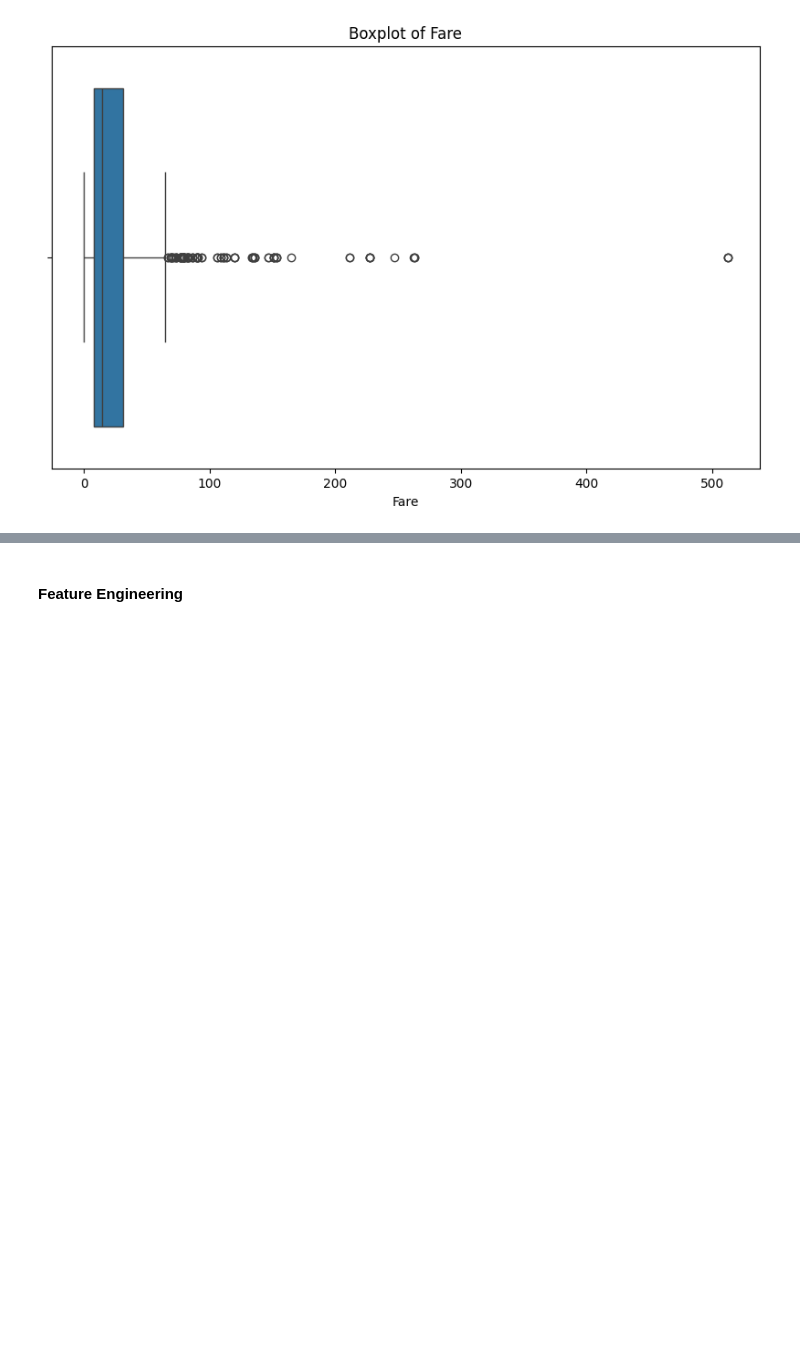
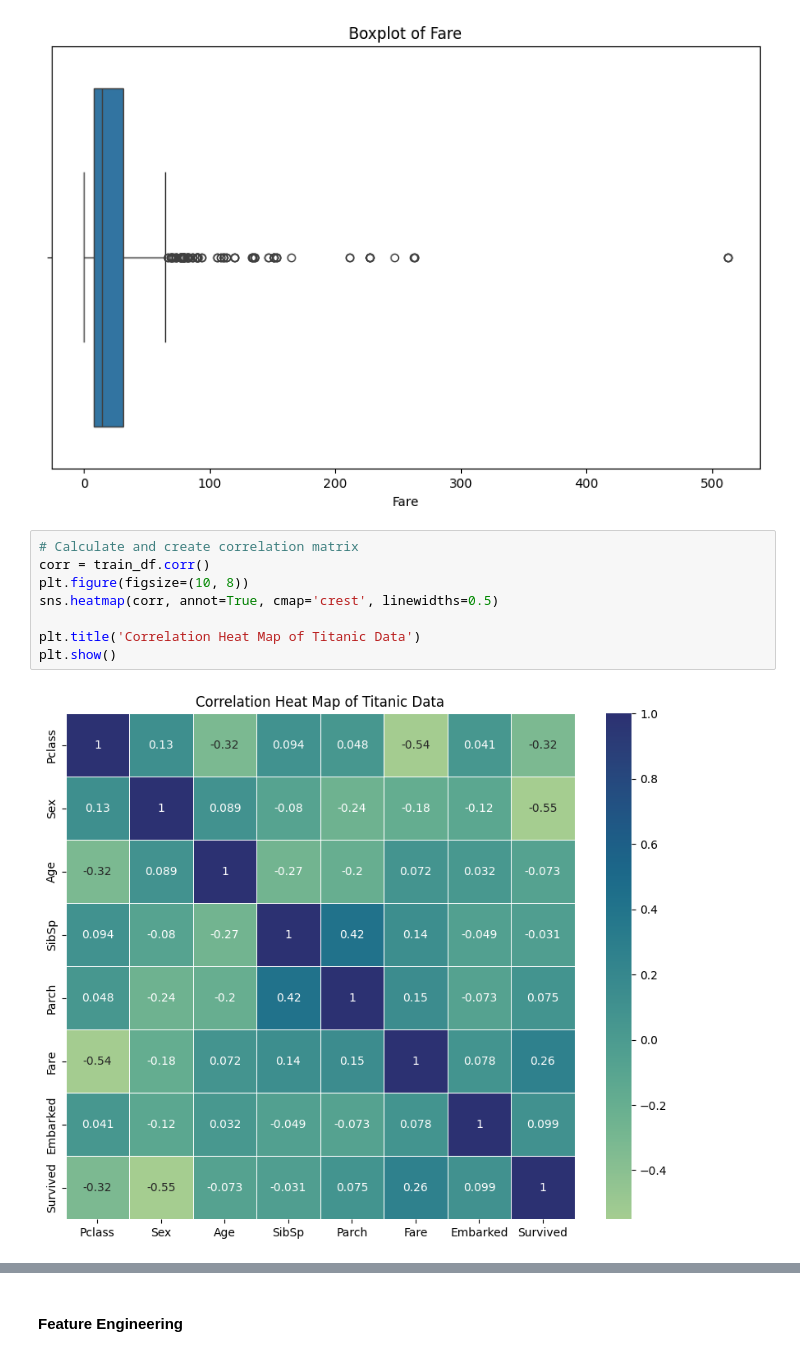
Before and after one commit to OrenIlu/Assignment2_supervised_learning_flow_TITANIC, a Jupyter notebook: Assignment2_supervised_learning_flow.ipynb, the cells around one changed output, grey strips where cells are left out. Drawn from its saved outputs; the diff is of its cells as text; blank space fills up the shorter version.

```diff
--- a/Assignment2_supervised_learning_flow.ipynb
+++ b/Assignment2_supervised_learning_flow.ipynb
@@ -126,4 +126,14 @@ plt.xlabel('Fare')
 plt.show()
 # %% [output]
 [figure]
+# %%
+# Calculate and create correlation matrix
+corr = train_df.corr()
+plt.figure(figsize=(10, 8))
+sns.heatmap(corr, annot=True, cmap='crest', linewidths=0.5)
+
+plt.title('Correlation Heat Map of Titanic Data')
+plt.show()
+# %% [output]
+[figure, added]
 # %%
```
Also changed, not shown: parts of 12 cells of this notebook.
